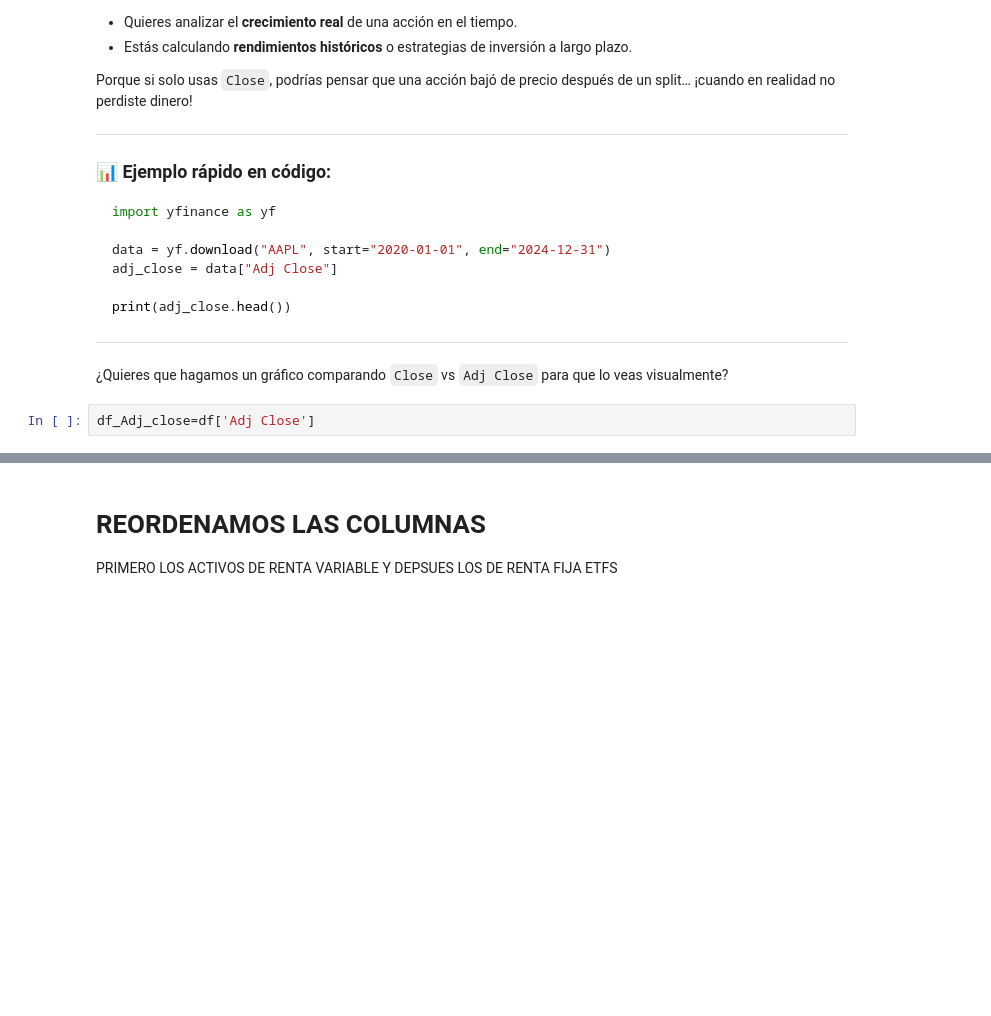
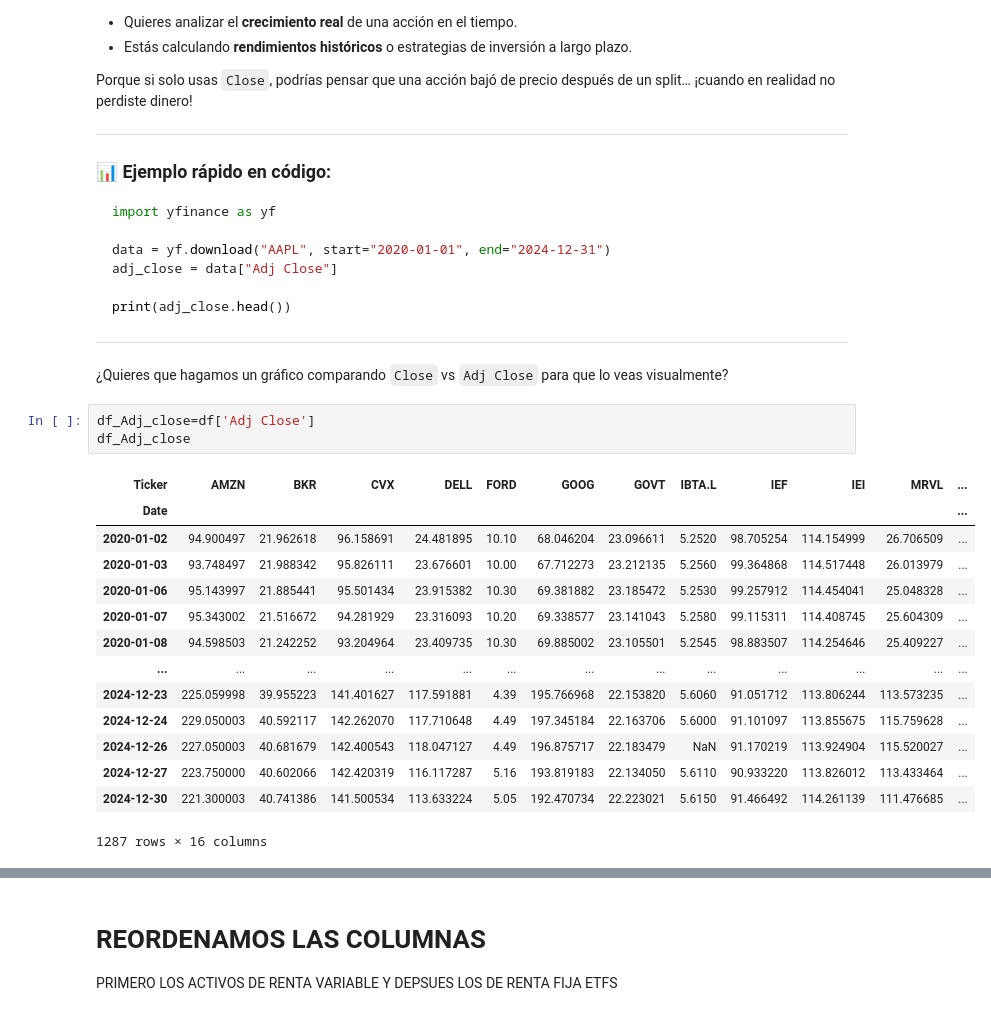
Before and after one commit to betospike/CORRELACION_ACTIVOS, a Jupyter notebook: Correlacion_de_activos.ipynb, the cells around one changed output, grey strips where cells are left out. Saved outputs shown, nothing was run; the diff lists cells and outputs as text; blank space fills up the shorter version.

```diff
--- a/Correlacion_de_activos.ipynb
+++ b/Correlacion_de_activos.ipynb
@@ -130,6 +130,22 @@ print(adj_close.head())
 ¿Quieres que hagamos un gráfico comparando `Close` vs `Adj Close` para que lo veas visualmente?
 # %%
 df_Adj_close=df['Adj Close']
+df_Adj_close
+# %% [output]
+| Ticker | AMZN | BKR | CVX | DELL | FORD | GOOG | GOVT | IBTA.L | IEF | IEI | MRVL | ... |
+| Date |  |  |  |  |  |  |  |  |  |  |  | ... |
+| 2020-01-02 | 94.900497 | 21.962618 | 96.158691 | 24.481895 | 10.10 | 68.046204 | 23.096611 | 5.2520 | 98.705254 | 114.154999 | 26.706509 | ... |
+| 2020-01-03 | 93.748497 | 21.988342 | 95.826111 | 23.676601 | 10.00 | 67.712273 | 23.212135 | 5.2560 | 99.364868 | 114.517448 | 26.013979 | ... |
+| 2020-01-06 | 95.143997 | 21.885441 | 95.501434 | 23.915382 | 10.30 | 69.381882 | 23.185472 | 5.2530 | 99.257912 | 114.454041 | 25.048328 | ... |
+| 2020-01-07 | 95.343002 | 21.516672 | 94.281929 | 23.316093 | 10.20 | 69.338577 | 23.141043 | 5.2580 | 99.115311 | 114.408745 | 25.604309 | ... |
+| 2020-01-08 | 94.598503 | 21.242252 | 93.204964 | 23.409735 | 10.30 | 69.885002 | 23.105501 | 5.2545 | 98.883507 | 114.254646 | 25.409227 | ... |
+| ... | ... | ... | ... | ... | ... | ... | ... | ... | ... | ... | ... | ... |
+| 2024-12-23 | 225.059998 | 39.955223 | 141.401627 | 117.591881 | 4.39 | 195.766968 | 22.153820 | 5.6060 | 91.051712 | 113.806244 | 113.573235 | ... |
+| 2024-12-24 | 229.050003 | 40.592117 | 142.262070 | 117.710648 | 4.49 | 197.345184 | 22.163706 | 5.6000 | 91.101097 | 113.855675 | 115.759628 | ... |
+| 2024-12-26 | 227.050003 | 40.681679 | 142.400543 | 118.047127 | 4.49 | 196.875717 | 22.183479 | NaN | 91.170219 | 113.924904 | 115.520027 | ... |
+| 2024-12-27 | 223.750000 | 40.602066 | 142.420319 | 116.117287 | 5.16 | 193.819183 | 22.134050 | 5.6110 | 90.933220 | 113.826012 | 113.433464 | ... |
+| 2024-12-30 | 221.300003 | 40.741386 | 141.500534 | 113.633224 | 5.05 | 192.470734 | 22.223021 | 5.6150 | 91.466492 | 114.261139 | 111.476685 | ... |
+1287 rows × 16 columns
 # %%
 df_Adj_close.head()
 # %% [output]
```
Also changed, not shown: parts of 29 cells of this notebook.
